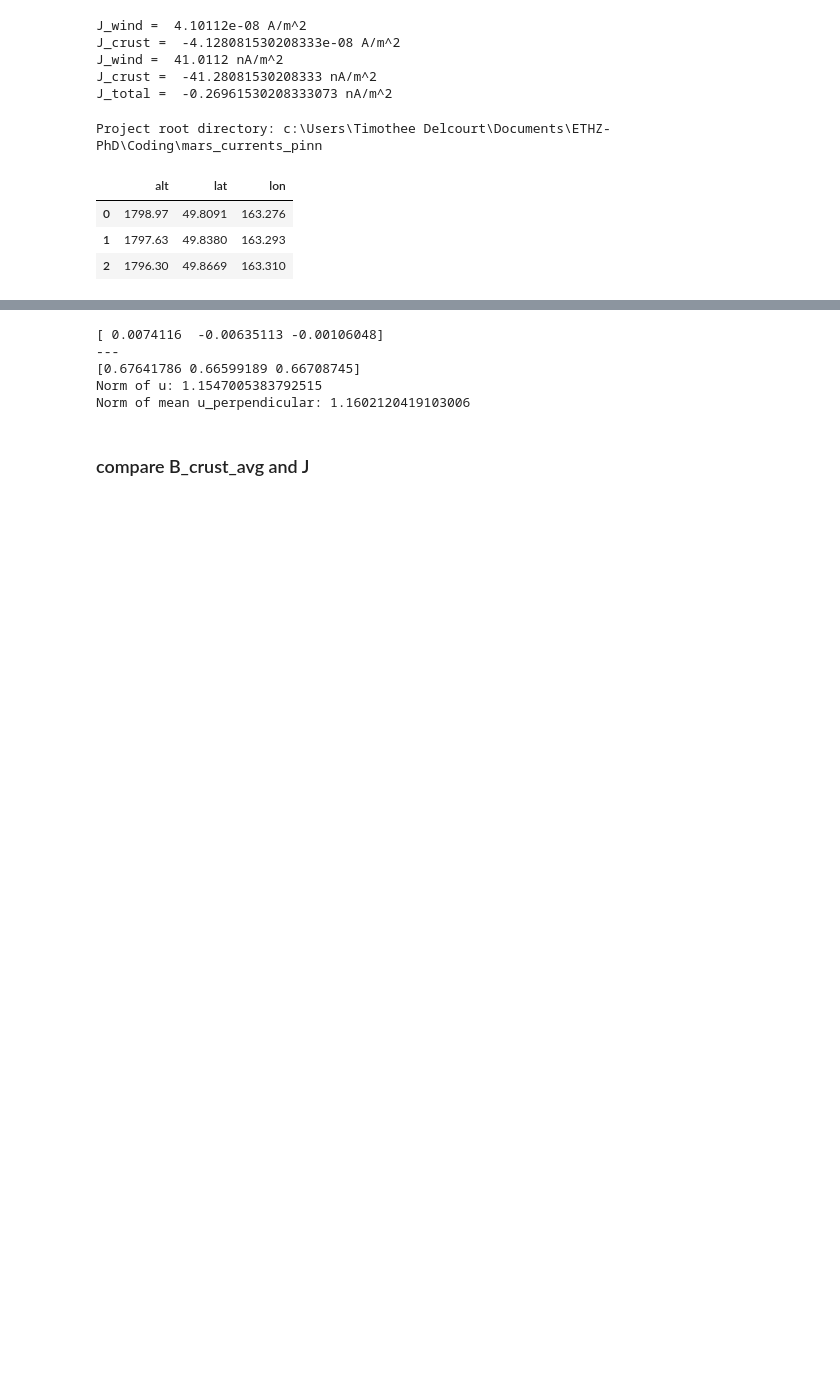
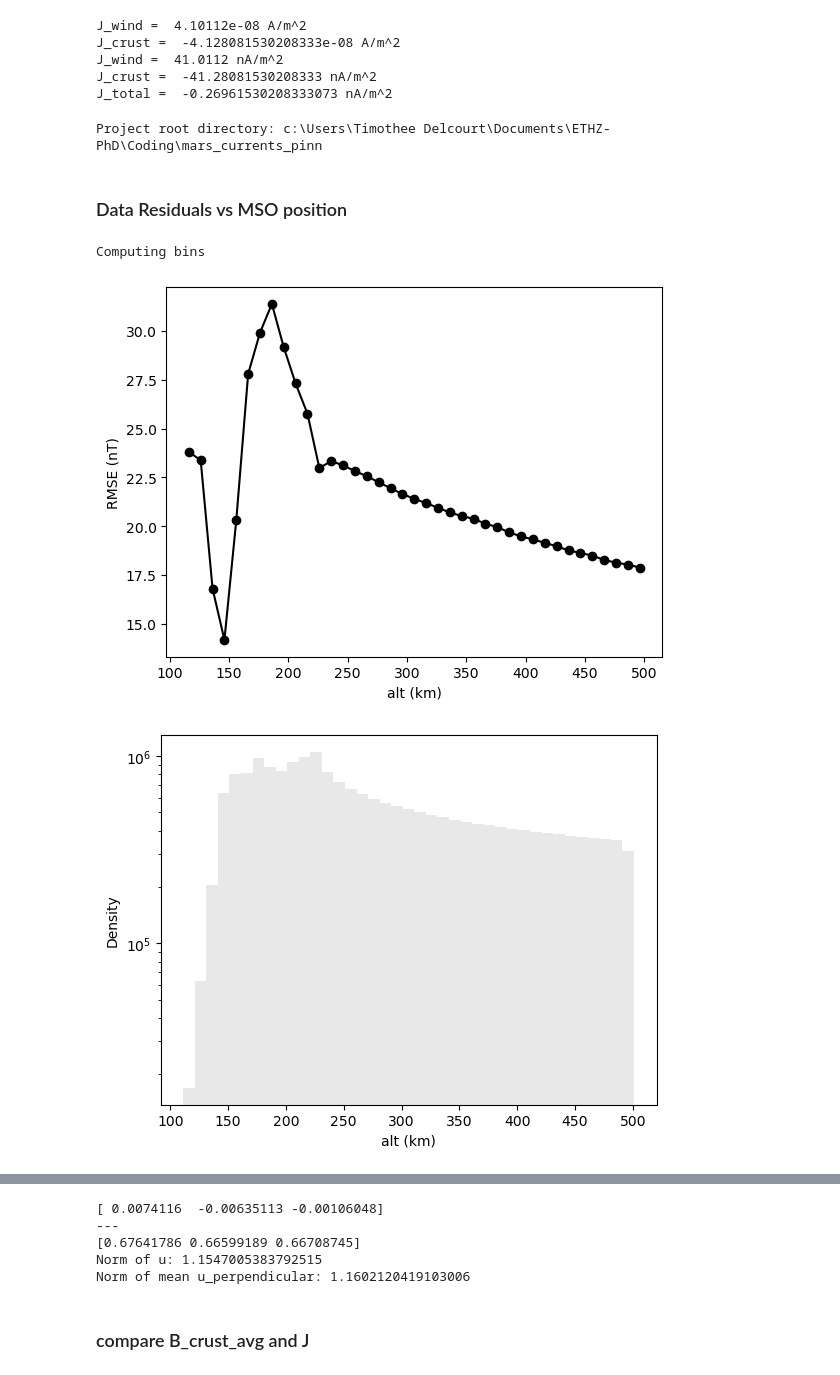
Before and after one commit to TimotheeDelcourt/mars_currents_pinn, a Jupyter notebook: scripts/playground.ipynb, the cells around one changed output, grey strips where cells are left out. Cells and saved outputs as stored; diff of their text form; code cells hidden in the pictures; blank space fills up the shorter version.

```diff
--- a/scripts/playground.ipynb
+++ b/scripts/playground.ipynb
@@ -48,11 +48,5 @@ import cmcrameri.cm as cmc
 # import scripts.data_conversion as dc
 # %% [output]
 Project root directory: c:\Users\Timothee Delcourt\Documents\ETHZ-PhD\Coding\mars_currents_pinn
-# %%
-df = pd.read_parquet('data/MAVEN_MSO_data.parquet', columns=['alt', 'lat', 'lon'])[:3]
-df
-# %% [output]
-|  | alt | lat | lon |
-| 0 | 1798.97 | 49.8091 | 163.276 |
-| 1 | 1797.63 | 49.8380 | 163.293 |
-| 2 | 1796.30 | 49.8669 | 163.310 |
+# %% [markdown]
+### Data Residuals vs MSO position
@@ -58,0 +174,6 @@ df
+# %%
+compute_and_plot('alt', step=10,save=True)
+# %% [output]
+Computing bins
+[figure, added]
+[figure, added]
```
Also changed, not shown: parts of 21 cells of this notebook, 6 other files.
